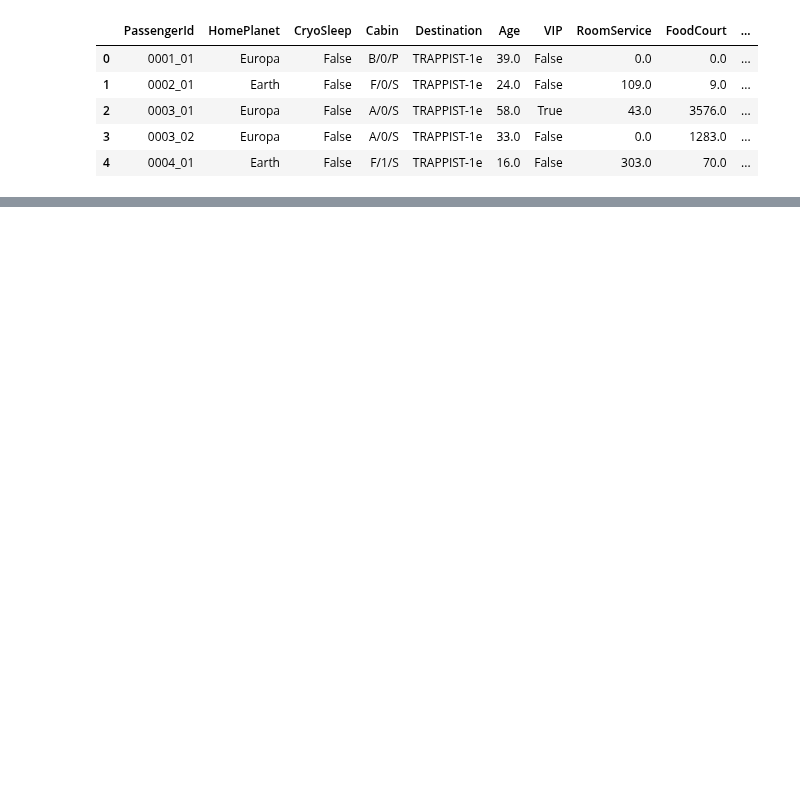
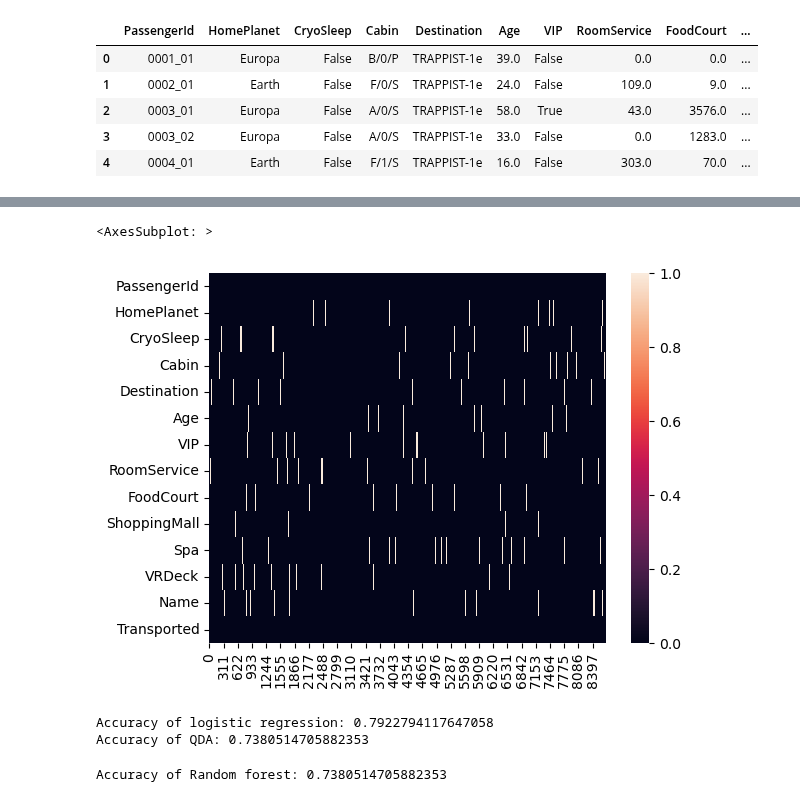
Before and after one commit to luukvanroessel/ML, a Jupyter notebook: practice/spaceship_titanic/spaceship_titanic_crispdm.ipynb, the cells around one changed output, grey strips where cells are left out. Drawn from its saved outputs; the diff is of its cells as text; code cells hidden in the pictures; blank space fills up the shorter version.

Commit message:
Dummy for missing values

```diff
--- a/practice/spaceship_titanic/spaceship_titanic_crispdm.ipynb
+++ b/practice/spaceship_titanic/spaceship_titanic_crispdm.ipynb
@@ -177,0 +229,53 @@ train_df.head()
+# %%
+sns.heatmap(train_df.isna().transpose())
+# %% [output]
+<AxesSubplot: >
+[figure, added]
+# %%
+missing_dummy_df = train_df.copy()
+
+# Drop the features that are not required
+missing_dummy_df.drop(['PassengerId', 'Name', 'Cabin'], axis=1, inplace=True)
+
+missing_dummy_df = missing_dummy_df.dropna(subset=["VIP", "CryoSleep", "Age", 'RoomService', 'FoodCourt', 'ShoppingMall', 'Spa', 'VRDeck'])
+
+X_dummy = missing_dummy_df.drop(['Transported'], axis=1)
+y_dummy = missing_dummy_df['Transported']
+
+X_dummy_train, X_dummy_test, y_dummy_train, y_dummy_test = train_test_split(X_dummy, y_dummy, test_size=0.3, random_state=2)
+
+numeric_features = ['Age', 'RoomService', 'FoodCourt', 'ShoppingMall', 'Spa', 'VRDeck']
+numeric_transformer = Pipeline(steps=[("scaler", StandardScaler())])
+
+categorical_features = ['HomePlanet', 'Destination']
+# setting handle_unknown to error, to raise an error in case an unknown class is encountered during tranformation of the data
+categorical_transformer = Pipeline(steps = [
+    ("imputer", SimpleImputer(strategy='constant', fill_value = "missing")),
+    ("encoder", OneHotEncoder(handle_unknown="error"))])
+
+bool_features = ['VIP', 'CryoSleep']
+bool_transformer = Pipeline(steps = [
+    ("encoder", OneHotEncoder(handle_unknown="error"))])
+
+preprocessor = ColumnTransformer(transformers = [("num", numeric_transformer, numeric_features),
+                                                 ("cat", categorical_transformer, categorical_features),
+                                                 ("bool", bool_transformer, bool_features)])
+
+names = ["logistic regression",
+         "QDA",
+         "Random forest"]
+
+classifiers = [LogisticRegression(),
+               QuadraticDiscriminantAnalysis(),
+               RandomForestClassifier(max_depth=5, random_state=2, n_estimators=50, max_features=2)]
+
+for name, clf in zip(names, classifiers):
+    pipe = make_pipeline(preprocessor, clf)
+    pipe.fit(X_dummy_train, y_dummy_train)
+    y_dummy_pred = pipe.predict(X_dummy_test)
+    score = accuracy_score(y_dummy_pred, y_dummy_test)
+    print(f"Accuracy of {name}: {score}")
+# %% [output]
+Accuracy of logistic regression: 0.7922794117647058
+Accuracy of QDA: 0.7380514705882353
+Accuracy of Random forest: 0.7380514705882353
```
Also changed, not shown: parts of 8 cells of this notebook.
